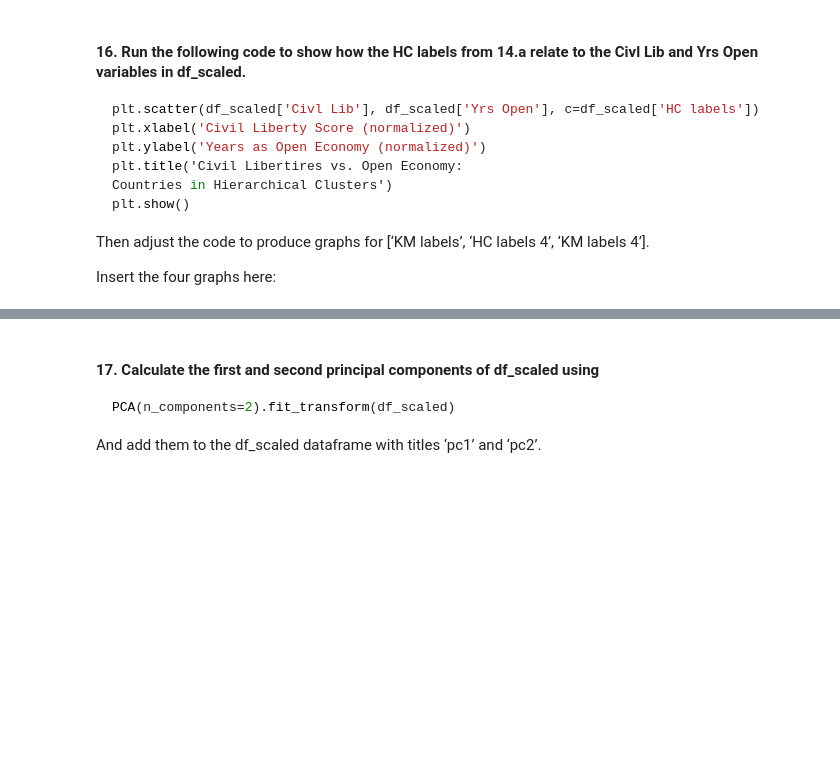
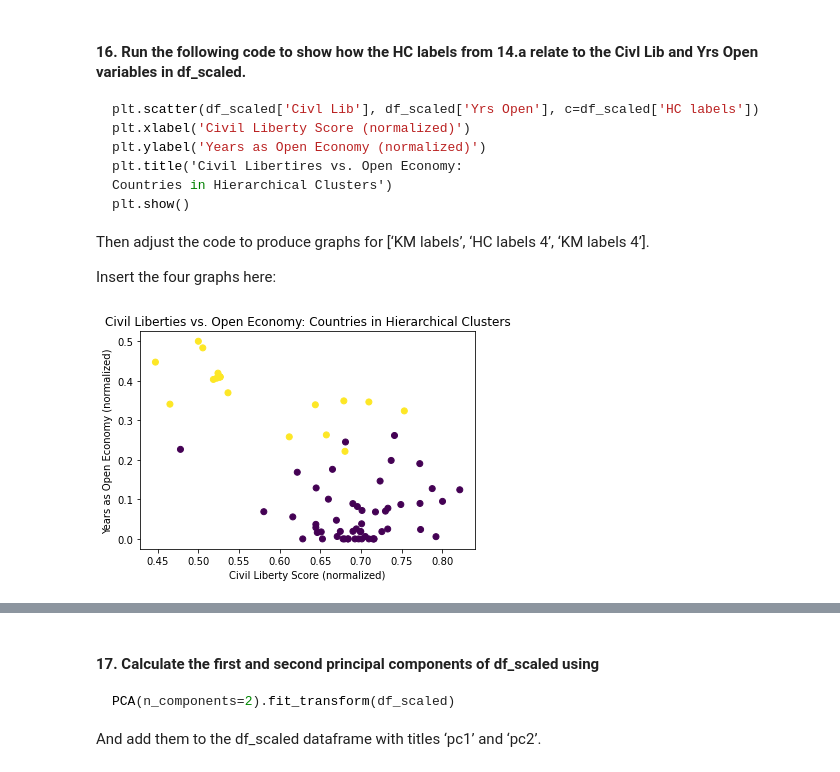
Before and after one commit to nadyatan21/ECON1620-Spring2024, a Jupyter notebook: HW2/HW2_2024.ipynb, the cells around one changed output, grey strips where cells are left out. Cells and saved outputs as stored; diff of their text form; code cells hidden in the pictures; blank space fills up the shorter version.

```diff
--- a/HW2/HW2_2024.ipynb
+++ b/HW2/HW2_2024.ipynb
@@ -365,4 +354,5 @@ Answer:
 affinity=’euclidean’, and linkage=’ward’. Fit the prediction to df_scaled and save the cluster labels as a new column in the df_scaled dataframe with a column title
 ‘HC labels’.
 # %%
-# Write the code you need (if any) to answer the questions above
+agg_clustering = AgglomerativeClustering(affinity='euclidean', linkage='ward', n_clusters=2)
+df_scaled['HC Labels'] = agg_clustering.fit_predict(df_scaled)
@@ -371,4 +368,5 @@ affinity=’euclidean’, and linkage=’ward’. Fit the prediction to df_scale
 KMeans to df_scaled and save the cluster labels as a new column in the df_scaled
 dataframe with a column title ‘KM labels’.
 # %%
-# Write the code you need (if any) to answer the questions above
+kmeans = KMeans(random_state=1680, n_clusters=2)
+df_scaled['KM Labels'] = kmeans.fit_predict(df_scaled)
@@ -379,4 +384,5 @@ affinity=’euclidean’, and linkage=’ward’. Fit the prediction to df_scale
 the cluster labels as a new column in the df_scaled dataframe with a column title
 ‘HC labels 4’.
 # %%
-# Write the code you need (if any) to answer the questions above
+agg_clustering = AgglomerativeClustering(affinity='euclidean', linkage='ward', n_clusters=4)
+df_scaled['HC Labels 4'] = agg_clustering.fit_predict(df_scaled)
@@ -385,4 +398,5 @@ the cluster labels as a new column in the df_scaled dataframe with a column titl
 KMeans to df_scaled and save the cluster labels as a new column in the df_scaled
 dataframe with a column title ‘KM labels 4’.
 # %%
-# Write the code you need (if any) to answer the questions above
+kmeans = KMeans(random_state=1680, n_clusters=4)
+df_scaled['KM Labels 4'] = kmeans.fit_predict(df_scaled)
@@ -400,4 +421,10 @@ Then adjust the code to produce graphs for [‘KM labels’, ‘HC labels 4’,
 
 Insert the four graphs here:
 # %%
-# Write the code you need (if any) to answer the questions above
+plt.scatter(df_scaled['Civl Lib'], df_scaled['Yrs Open'], c=df_scaled['HC Labels'])
+plt.xlabel('Civil Liberty Score (normalized)')
+plt.ylabel('Years as Open Economy (normalized)')
+plt.title('Civil Liberties vs. Open Economy: Countries in Hierarchical Clusters')
+plt.show()
+# %% [output]
+[figure, added]
```
Also changed, not shown: parts of 20 cells of this notebook.
